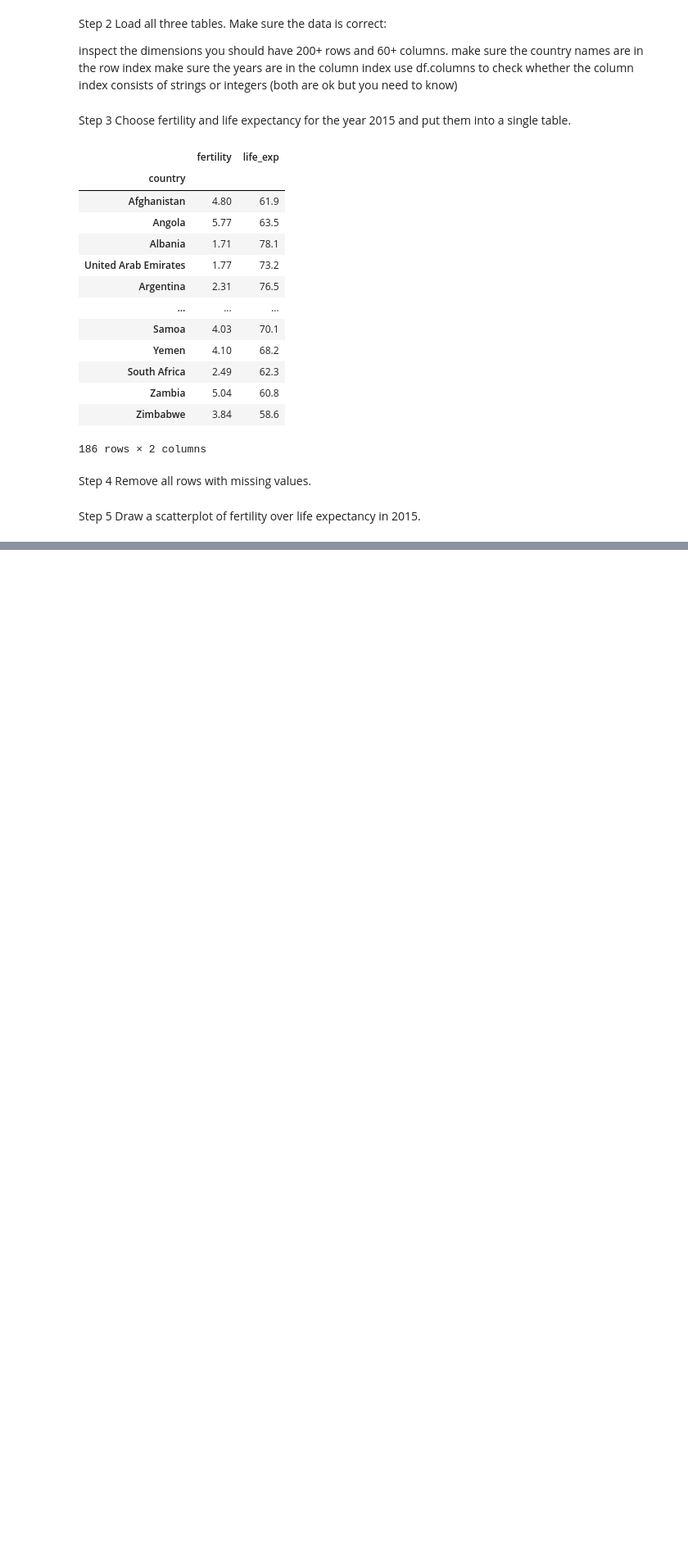
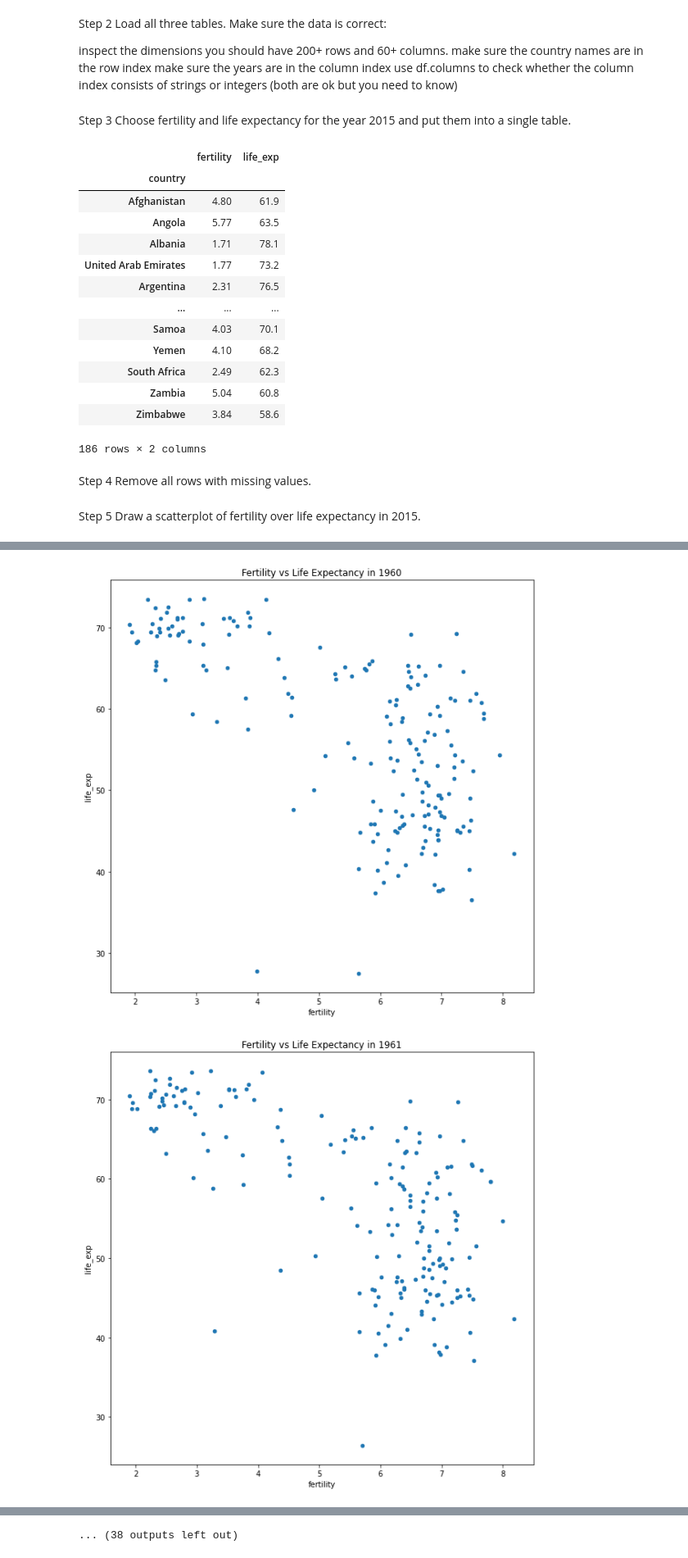
Before and after one commit to Melvin2306/code-lu-data-science, a Jupyter notebook: tasks/3.1 Animated Scatterplot.ipynb, the cells around one changed output, grey strips where cells are left out. Shown at 82% size. Saved outputs shown, nothing was run; the diff lists cells and outputs as text; code cells hidden in the pictures; blank space fills up the shorter version.

Commit message:
Tasks for 3.1

```diff
--- a/tasks/3.1 Animated Scatterplot.ipynb
+++ b/tasks/3.1 Animated Scatterplot.ipynb
@@ -81,0 +105,21 @@ df_fert_2015.plot.scatter(x='fertility', y='life_exp', figsize=(10, 10), title='
+# %%
+### Task 7: Function to create a scatterplot of fertility over life expectancy
+def plot_fert_life_exp(year):
+    df_fert_year = df_fert.loc[year]
+    df_life_exp_year = df_life_exp.loc[year]
+
+    ### Task 7.1: Resetting Index
+    df_fert_year = df_fert_year.reset_index()
+    df_life_exp_year = df_life_exp_year.reset_index()
+
+    df_fert_year.columns = ['country', 'fertility']
+    df_life_exp_year.columns = ['country', 'life_exp']
+
+    ### Task 7.2: Merging the data
+    df_fert_year = df_fert_year.merge(df_life_exp_year, on='country')
+    df_life_exp_year = df_life_exp_year.set_index('country')
+
+    return df_fert_year.plot.scatter(x='fertility', y='life_exp', figsize=(10, 10), title=f'Fertility vs Life Expectancy in {year}')
+
+#testing for 1970
+print(plot_fert_life_exp('1970'))
@@ -81,0 +129,12 @@ df_fert_2015.plot.scatter(x='fertility', y='life_exp', figsize=(10, 10), title='
+# %%
+### Task 8: Scatterplot for each year from 1960 to 2010 and write it to a file
+df_pop.index = df_pop.index.astype(int)
+df_life_exp.index = df_life_exp.index.astype(int)
+df_fert.index = df_fert.index.astype(int)
+
+for year in range(1960, 2010):
+    plt = plot_fert_life_exp(year).get_figure()
+    plt.savefig(f'plots_fert_life_exp/fert_life_exp_{year}.png')
+# %% [output]
+[figure, added]
+[figure, added]
@@ -81,0 +151 @@ df_fert_2015.plot.scatter(x='fertility', y='life_exp', figsize=(10, 10), title='
+... (38 outputs left out)
```
Also changed, not shown: parts of 13 cells of this notebook, 51 other files.
